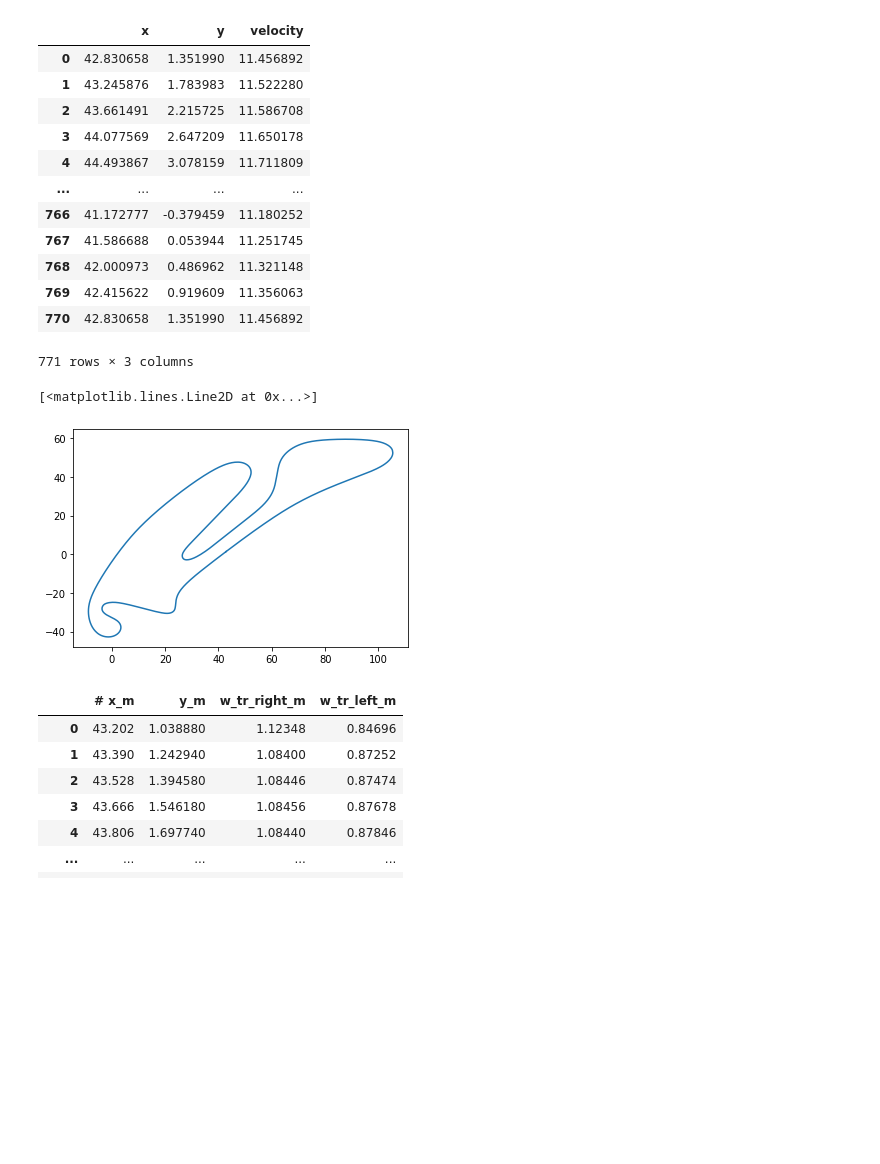
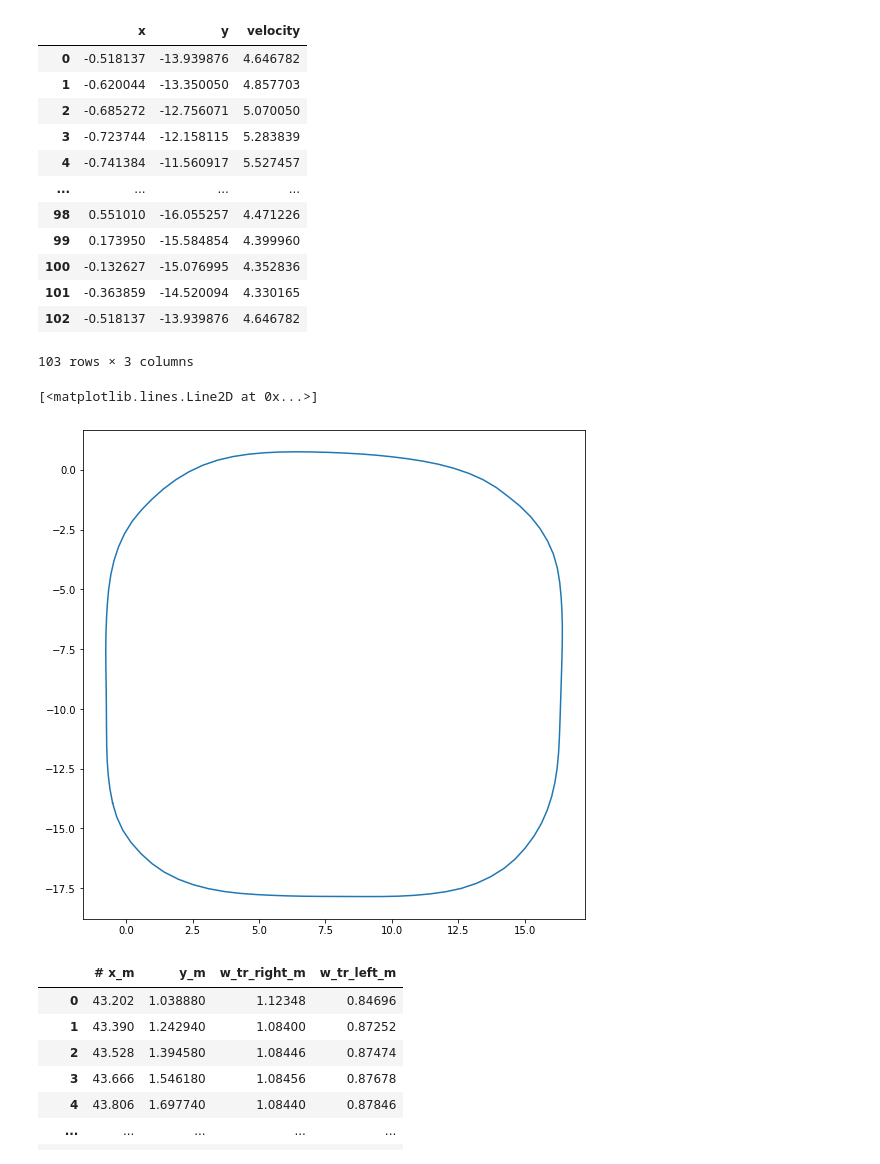
Before and after one commit to ynahum/Raceline-Optimization, a Jupyter notebook: visualize_raceline.ipynb, the cells around one changed output. Saved outputs shown, nothing was run; the diff lists cells and outputs as text; code cells hidden in the pictures; blank space fills up the shorter version.

Commit message:
add e7_floor5 logic

```diff
--- a/visualize_raceline.ipynb
+++ b/visualize_raceline.ipynb
@@ -2,27 +2,28 @@
 import matplotlib.pyplot as plt
 import pandas as pd
 # %%
-raw_data = pd.read_csv("outputs/traj_race_cl-2023-02-15 07:10:52.616204.csv")
+raw_data = pd.read_csv("outputs/e7_floor5/traj_race_cl-2023-02-15 17:47:17.315094.csv")
 raw_data
 # %% [output]
 |  | x | y | velocity |
-| 0 | 42.830658 | 1.351990 | 11.456892 |
-| 1 | 43.245876 | 1.783983 | 11.522280 |
-| 2 | 43.661491 | 2.215725 | 11.586708 |
-| 3 | 44.077569 | 2.647209 | 11.650178 |
-| 4 | 44.493867 | 3.078159 | 11.711809 |
+| 0 | -0.518137 | -13.939876 | 4.646782 |
+| 1 | -0.620044 | -13.350050 | 4.857703 |
+| 2 | -0.685272 | -12.756071 | 5.070050 |
+| 3 | -0.723744 | -12.158115 | 5.283839 |
+| 4 | -0.741384 | -11.560917 | 5.527457 |
 | ... | ... | ... | ... |
-| 766 | 41.172777 | -0.379459 | 11.180252 |
-| 767 | 41.586688 | 0.053944 | 11.251745 |
-| 768 | 42.000973 | 0.486962 | 11.321148 |
-| 769 | 42.415622 | 0.919609 | 11.356063 |
-| 770 | 42.830658 | 1.351990 | 11.456892 |
+| 98 | 0.551010 | -16.055257 | 4.471226 |
+| 99 | 0.173950 | -15.584854 | 4.399960 |
+| 100 | -0.132627 | -15.076995 | 4.352836 |
+| 101 | -0.363859 | -14.520094 | 4.330165 |
+| 102 | -0.518137 | -13.939876 | 4.646782 |
-771 rows × 3 columns
+103 rows × 3 columns
 # %%
+plt.figure(figsize=(9,9))
 plt.plot(raw_data["x"], raw_data["y"])
 # %% [output]
 [<matplotlib.lines.Line2D at 0x...>]
-[figure, old version]
+[figure, new version]
 # %%
 waypoints = []
 # %%
```
Also changed, not shown: 6 other files.
